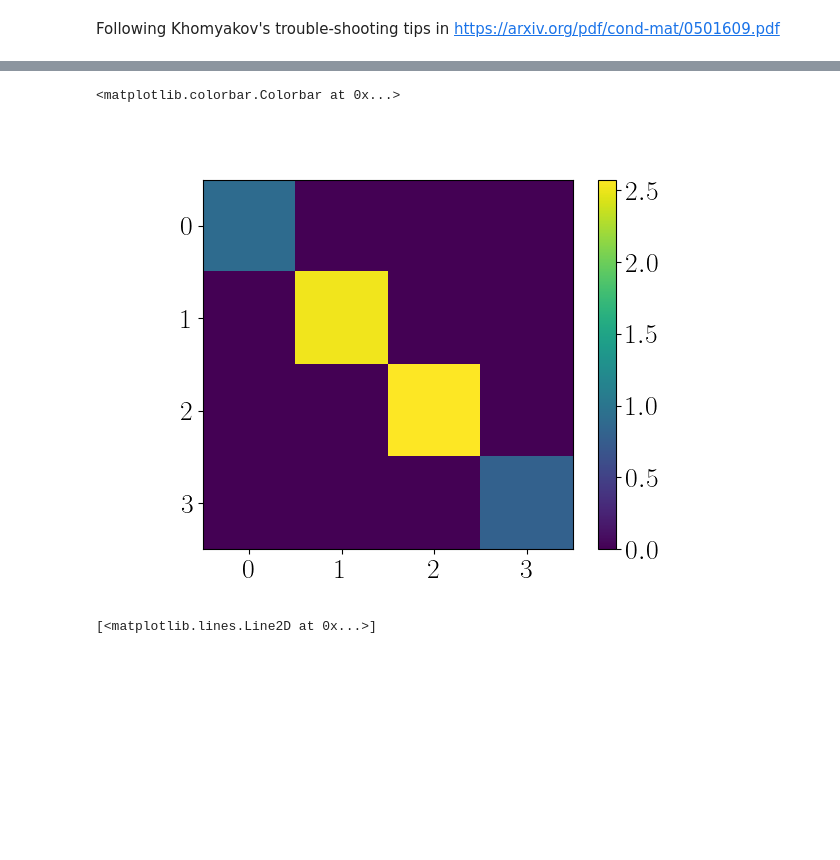
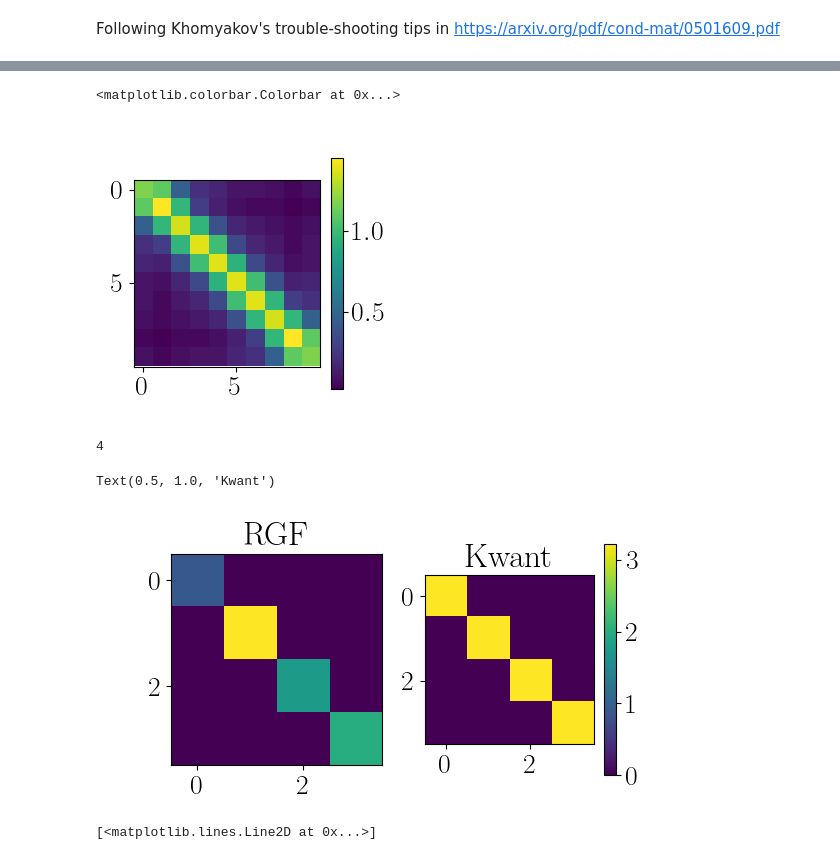
Before and after one commit to krishtoffel99/Josephson-Investigations-Old, a Jupyter notebook: Josephson effect and Supercurrents/diagnostics_2.ipynb, the cells around one changed output, grey strips where cells are left out. Saved outputs shown, nothing was run; the diff lists cells and outputs as text; code cells hidden in the pictures; blank space fills up the shorter version.

```diff
--- a/Josephson effect and Supercurrents/diagnostics_2.ipynb
+++ b/Josephson effect and Supercurrents/diagnostics_2.ipynb
@@ -52,7 +49,7 @@ params = JosephsonParameters(W = 10 ,
                              t = 1,
                              a = 1 ,
                              flux = 0,
-                             energy = 0.5,
+                             energy = 1.2,
                              Delta = 0,
                              phase = 0,
                              mu = 1.2,
@@ -223,12 +226,60 @@ def compute_transmission_matrix(lead_indices , params):
 # %%
 lead_indices = [0 , params.L + 1]
+transmission, norm_trans , normalisation_matrix, debugging = compute_transmission_matrix(lead_indices , params)
+# plt.figure(figsize = (3 , 3))
+# plt.imshow(np.abs(norm_trans))
+# plt.colorbar()
 
-transmission, norm_trans , normalisation_matrix = compute_transmission_matrix(lead_indices , params)
+plt.figure(figsize = (3 , 3))
+plt.imshow(np.abs(debugging['m5']))
+plt.colorbar()
+# %% [output]
+<matplotlib.colorbar.Colorbar at 0x...>
+[figure, added]
-# %%
-plt.figure()
-plt.imshow(np.abs(transmission))
-plt.colorbar()
-# %% [output]
-<matplotlib.colorbar.Colorbar at 0x...>
-[figure, removed]
+# %%
+# Modelling the same system in Kwant for comparision:
+def kwant_comparision(params):
+    syst = kwant.Builder()
+    lat = kwant.lattice.square(a = params.a , norbs = 1)
+
+    for i in range(params.L):
+        for j in range(params.W):
+            syst[lat(i , j)] = 4*params.t - params.mu
+
+            if i > 0:
+                syst[lat(i , j) , lat(i-1 , j)] = -params.t
+            if j > 0:
+                syst[lat(i , j) , lat(i , j-1)] = -params.t
+
+    lead = kwant.Builder(kwant.TranslationalSymmetry((-params.a , 0)))
+    for i in range(params.W):
+        lead[lat(0 , i)] = 4*params.t - params.mu
+        if i >0:
+            lead[lat(0 , i) , lat(0 , i-1) ] = - params.t
+        lead[lat(1 , i) , lat(0 , i)] = - params.t
+
+    syst.attach_lead(lead)
+    syst.attach_lead(lead.reversed())
+    syst = syst.finalized()
+    return syst
+smatrix = kwant.smatrix(kwant_comparision(params) , energy = params.energy)
+
+num_propagating = smatrix.num_propagating
+
+print(num_propagating(0))
+
+t_block = smatrix.data[smatrix.block_coords(1 , 0)]
+
+fig , ax = plt.subplots(nrows = 1 , ncols = 2)
+fig.set_figheight(3)
+fig.set_figwidth(6)
+im0 = ax[0].imshow(np.abs(norm_trans))
+plt.colorbar(mappable = im0)
+ax[0].set_title(r'RGF')
+im1 = ax[1].imshow(np.abs(t_block))
+ax[1].set_title(r'Kwant')
+# %% [output]
+4
+Text(0.5, 1.0, 'Kwant')
+[figure, added]
 # %%
```
Also changed, not shown: parts of 4 cells of this notebook, 1 other file.
